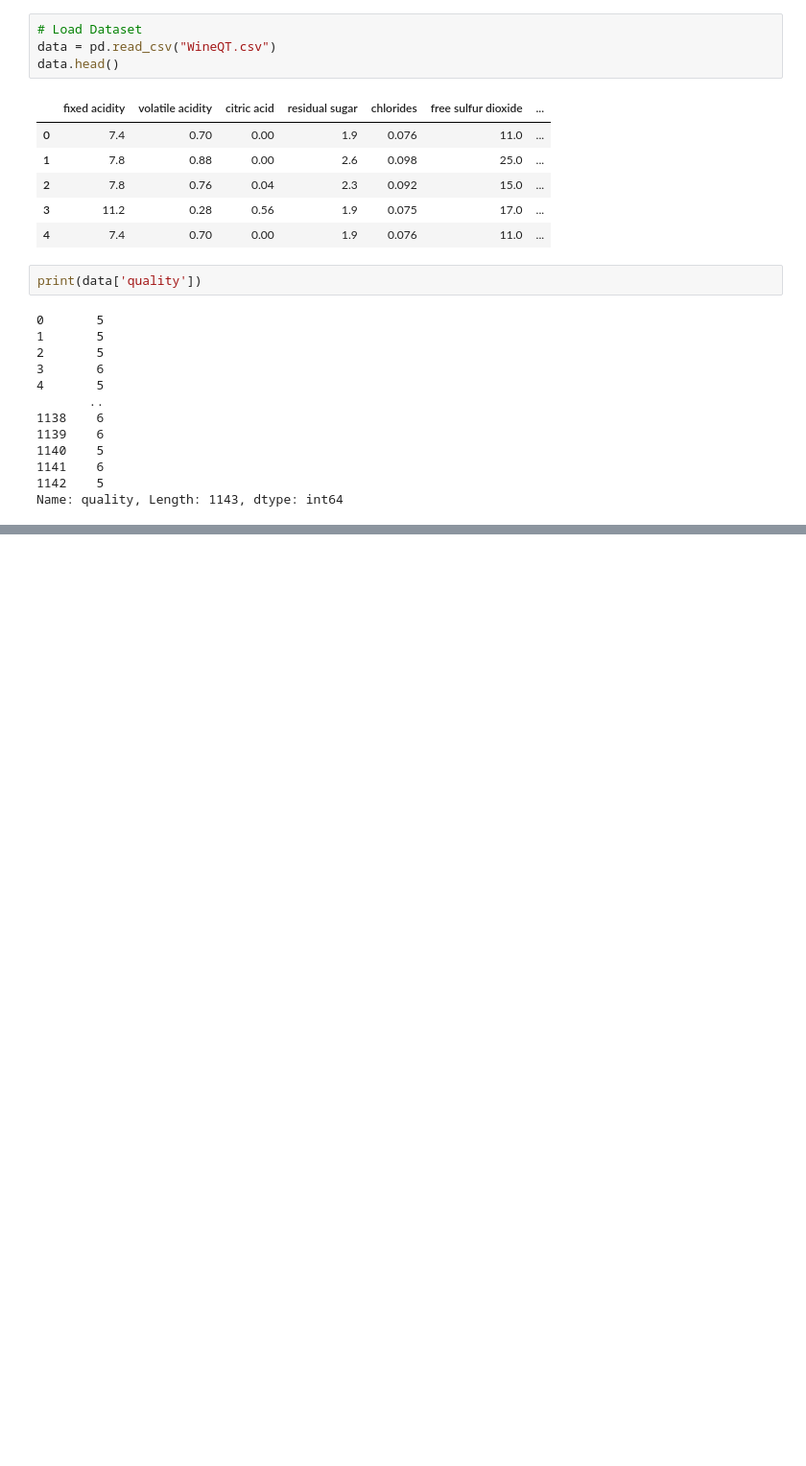
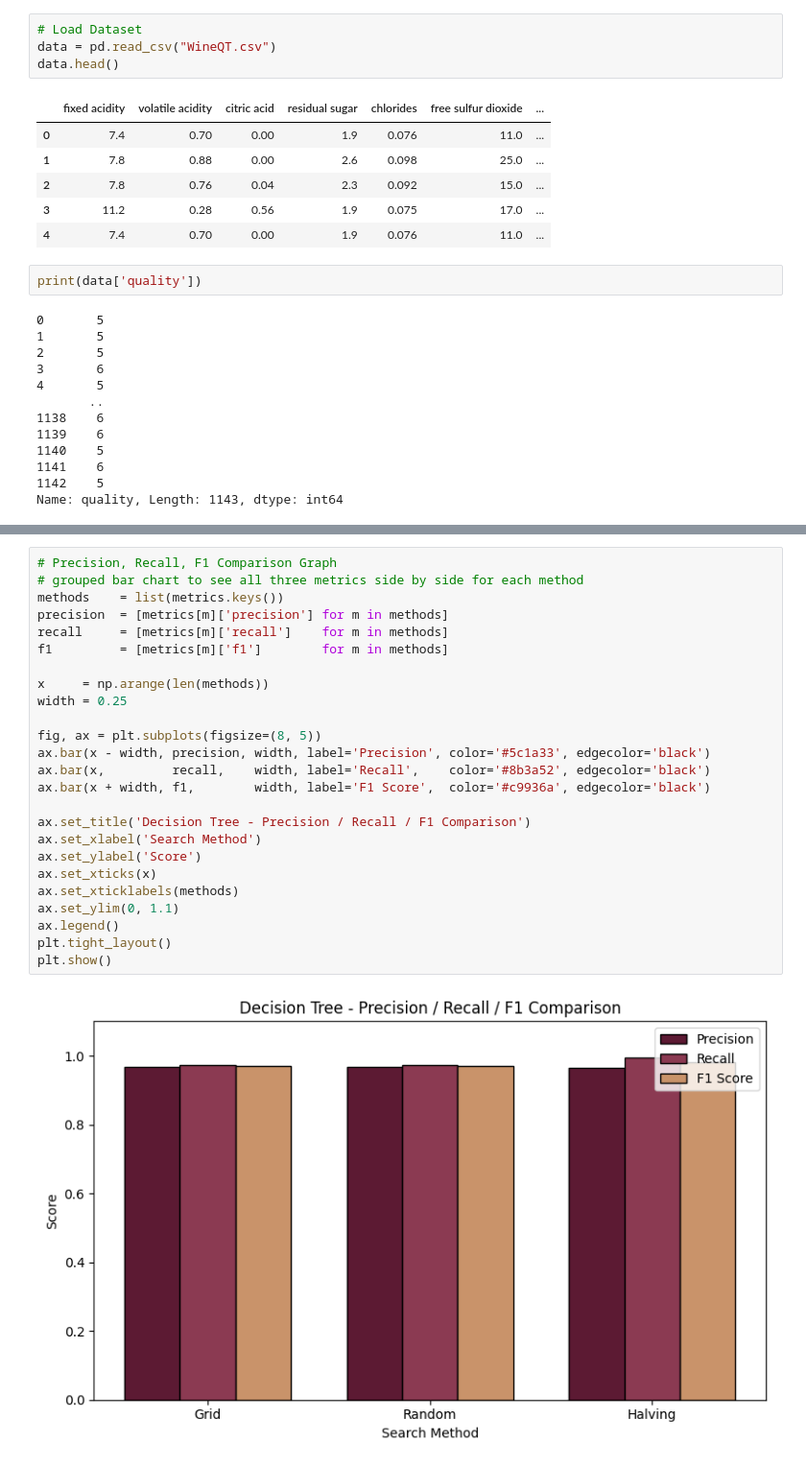
Before and after one commit to PratikshaPurkar2004/Machine_Learning_Assignment, a Jupyter notebook: DecisionTree_Tuning.ipynb, the cells around one changed output, grey strips where cells are left out. Shown at 96% size. Saved outputs shown, nothing was run; the diff lists cells and outputs as text; blank space fills up the shorter version.

```diff
--- a/DecisionTree_Tuning.ipynb
+++ b/DecisionTree_Tuning.ipynb
@@ -122,0 +243,27 @@ plt.show()
+# %%
+# Precision, Recall, F1 Comparison Graph
+# grouped bar chart to see all three metrics side by side for each method
+methods    = list(metrics.keys())
+precision  = [metrics[m]['precision'] for m in methods]
+recall     = [metrics[m]['recall']    for m in methods]
+f1         = [metrics[m]['f1']        for m in methods]
+
+x     = np.arange(len(methods))
+width = 0.25
+
+fig, ax = plt.subplots(figsize=(8, 5))
+ax.bar(x - width, precision, width, label='Precision', color='#5c1a33', edgecolor='black')
+ax.bar(x,         recall,    width, label='Recall',    color='#8b3a52', edgecolor='black')
+ax.bar(x + width, f1,        width, label='F1 Score',  color='#c9936a', edgecolor='black')
+
+ax.set_title('Decision Tree - Precision / Recall / F1 Comparison')
+ax.set_xlabel('Search Method')
+ax.set_ylabel('Score')
+ax.set_xticks(x)
+ax.set_xticklabels(methods)
+ax.set_ylim(0, 1.1)
+ax.legend()
+plt.tight_layout()
+plt.show()
+# %% [output]
+[figure, added]
```
Also changed, not shown: parts of 13 cells of this notebook, 4 other files.
